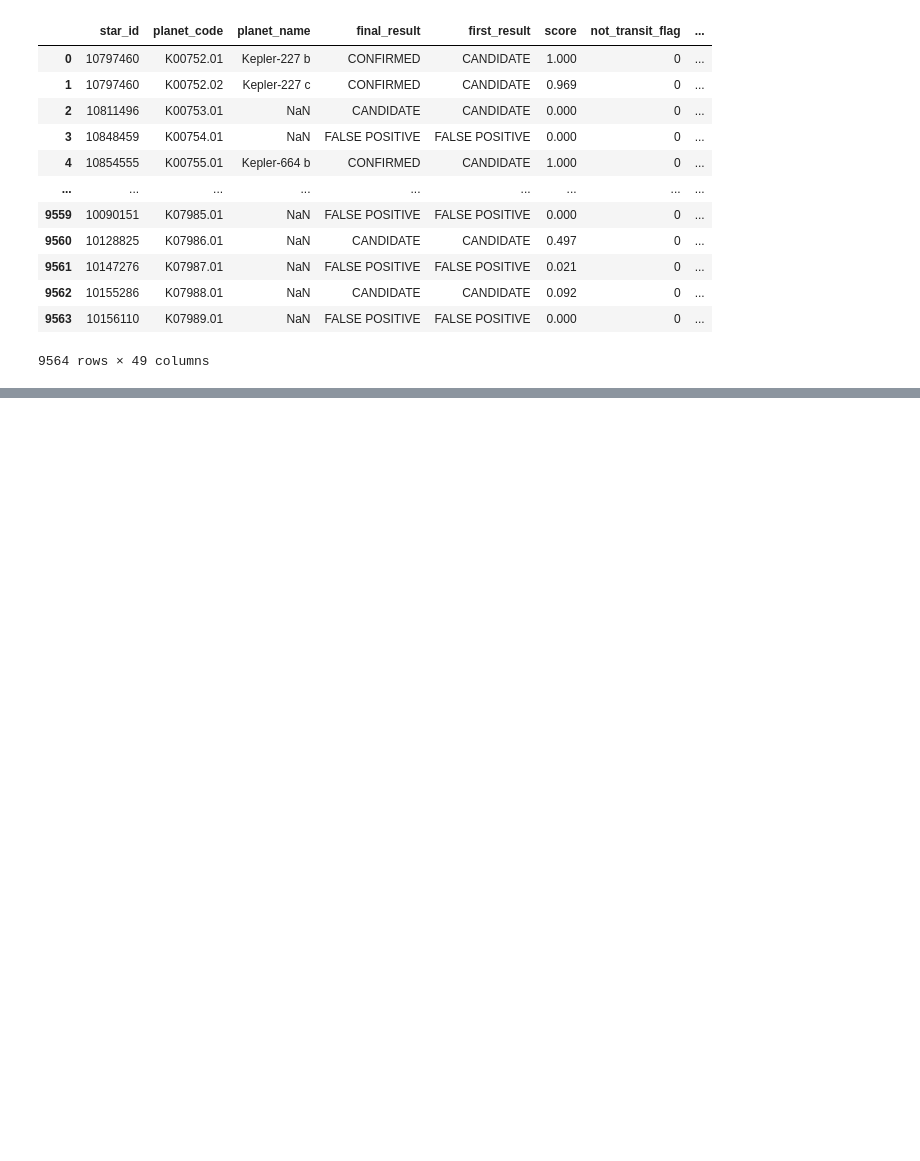
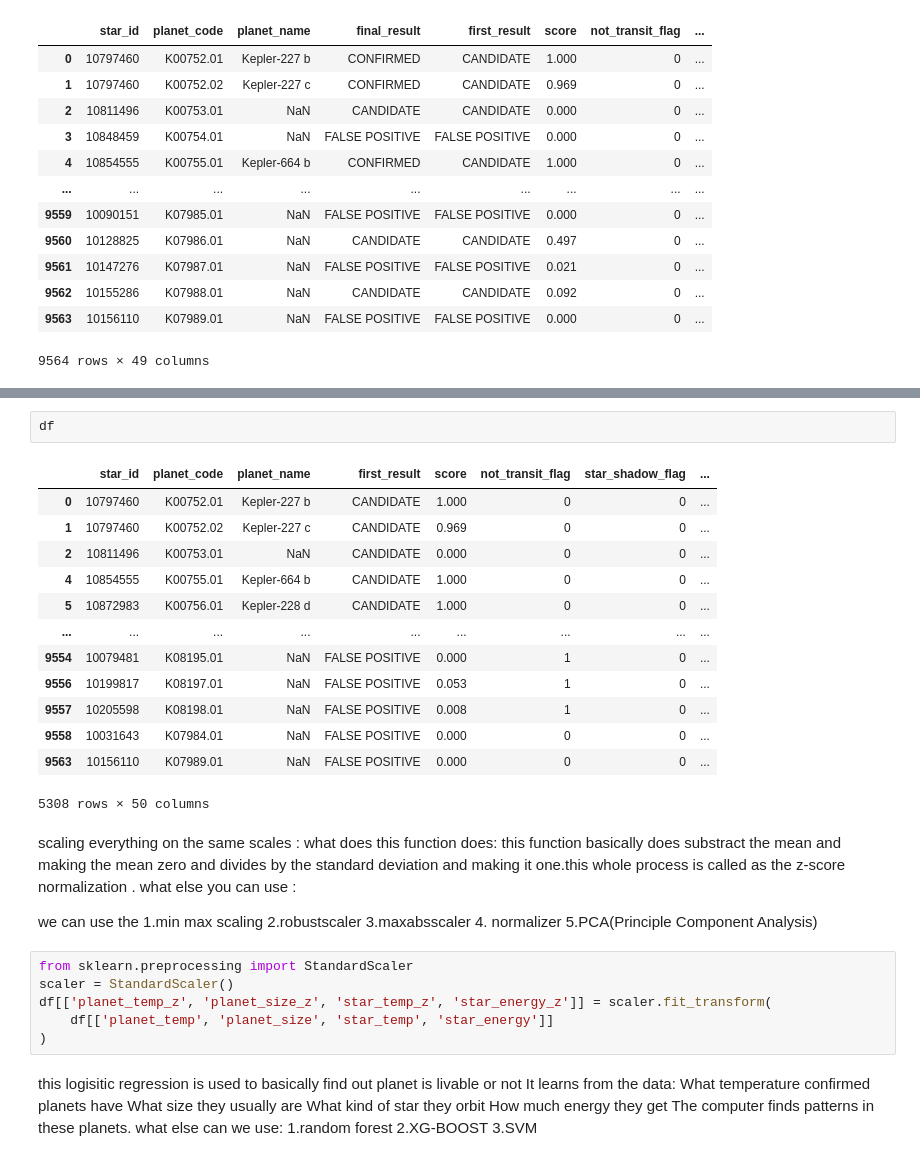
Before and after one commit to Khwa678/NASA-Exoplanetory, a Jupyter notebook: nasa-exoplanetory.ipynb, the cells around one changed output, grey strips where cells are left out. Saved outputs shown, nothing was run; the diff lists cells and outputs as text; blank space fills up the shorter version.

```diff
--- a/nasa-exoplanetory.ipynb
+++ b/nasa-exoplanetory.ipynb
@@ -518,0 +620,45 @@ df
+# %%
+df
+# %% [output]
+|  | star_id | planet_code | planet_name | first_result | score | not_transit_flag | star_shadow_flag | ... |
+| 0 | 10797460 | K00752.01 | Kepler-227 b | CANDIDATE | 1.000 | 0 | 0 | ... |
+| 1 | 10797460 | K00752.02 | Kepler-227 c | CANDIDATE | 0.969 | 0 | 0 | ... |
+| 2 | 10811496 | K00753.01 | NaN | CANDIDATE | 0.000 | 0 | 0 | ... |
+| 4 | 10854555 | K00755.01 | Kepler-664 b | CANDIDATE | 1.000 | 0 | 0 | ... |
+| 5 | 10872983 | K00756.01 | Kepler-228 d | CANDIDATE | 1.000 | 0 | 0 | ... |
+| ... | ... | ... | ... | ... | ... | ... | ... | ... |
+| 9554 | 10079481 | K08195.01 | NaN | FALSE POSITIVE | 0.000 | 1 | 0 | ... |
+| 9556 | 10199817 | K08197.01 | NaN | FALSE POSITIVE | 0.053 | 1 | 0 | ... |
+| 9557 | 10205598 | K08198.01 | NaN | FALSE POSITIVE | 0.008 | 1 | 0 | ... |
+| 9558 | 10031643 | K07984.01 | NaN | FALSE POSITIVE | 0.000 | 0 | 0 | ... |
+| 9563 | 10156110 | K07989.01 | NaN | FALSE POSITIVE | 0.000 | 0 | 0 | ... |
+5308 rows × 50 columns
+# %% [markdown]
+scaling everything on the same scales :
+what does this function does:
+this function basically does substract the mean and making the mean zero  and divides by the standard deviation  and making it one.this whole process is called as the z-score normalization .
+what else you can use :
+
+we can use the
+1.min max scaling
+2.robustscaler
+3.maxabsscaler
+4. normalizer
+5.PCA(Principle Component Analysis)
+# %%
+from sklearn.preprocessing import StandardScaler
+scaler = StandardScaler()
+df[['planet_temp_z', 'planet_size_z', 'star_temp_z', 'star_energy_z']] = scaler.fit_transform(
+    df[['planet_temp', 'planet_size', 'star_temp', 'star_energy']]
+)
+# %% [markdown]
+this logisitic regression is used to basically find out planet is livable or not It learns from the data:
+What temperature confirmed planets have
+What size they usually are
+What kind of star they orbit
+How much energy they get
+The computer finds patterns in these planets.
+what else can we use:
+1.random forest
+2.XG-BOOST
+3.SVM
```
Also changed, not shown: parts of 27 cells of this notebook.
